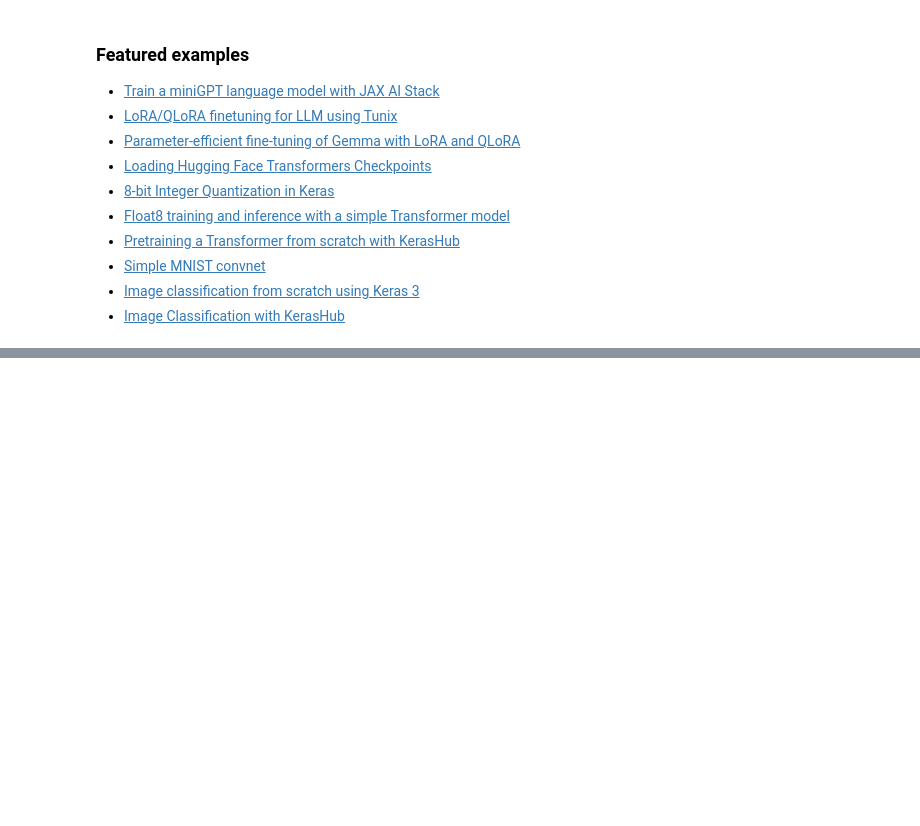
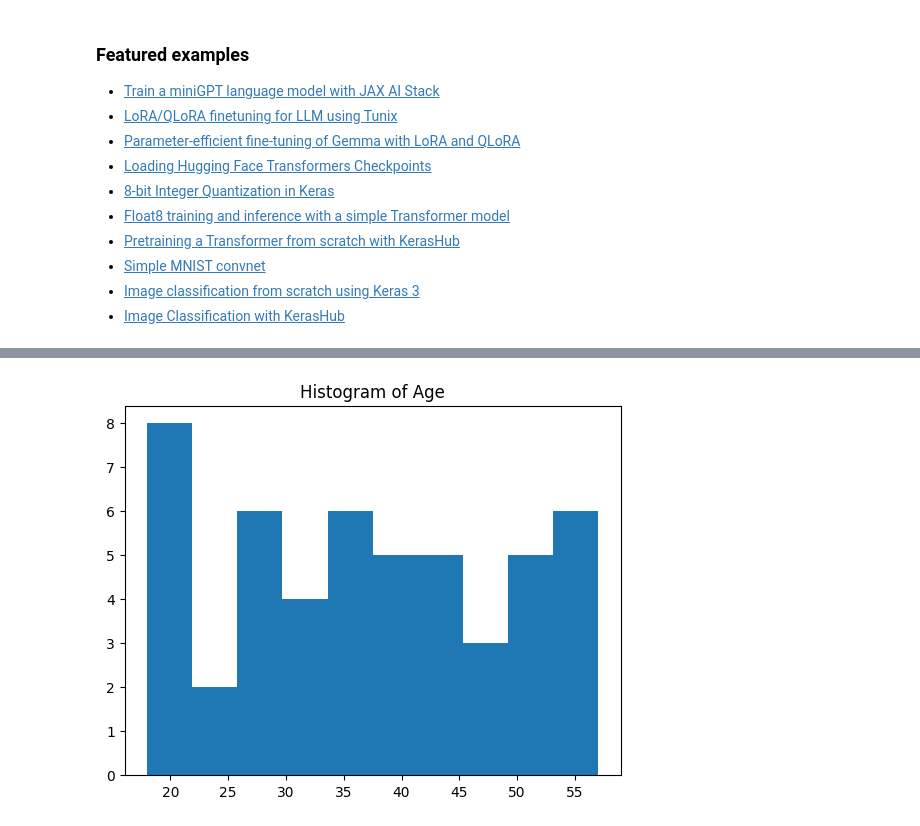
Before and after one commit to Subi2005-10/DATA-SCIENCE, a Jupyter notebook: Welcome_To_Colab.ipynb, the cells around one changed output, grey strips where cells are left out. Cells and saved outputs as stored; diff of their text form; code cells hidden in the pictures; blank space fills up the shorter version.

```diff
--- a/Welcome_To_Colab.ipynb
+++ b/Welcome_To_Colab.ipynb
@@ -398,0 +257,6 @@ These are a few of the notebooks related to Machine Learning, including Google's
+# %%
+plt.hist(data['Age'], bins=10)
+plt.title("Histogram of Age")
+plt.show()
+# %% [output]
+[figure, added]
```
Also changed, not shown: parts of 11 cells of this notebook.
